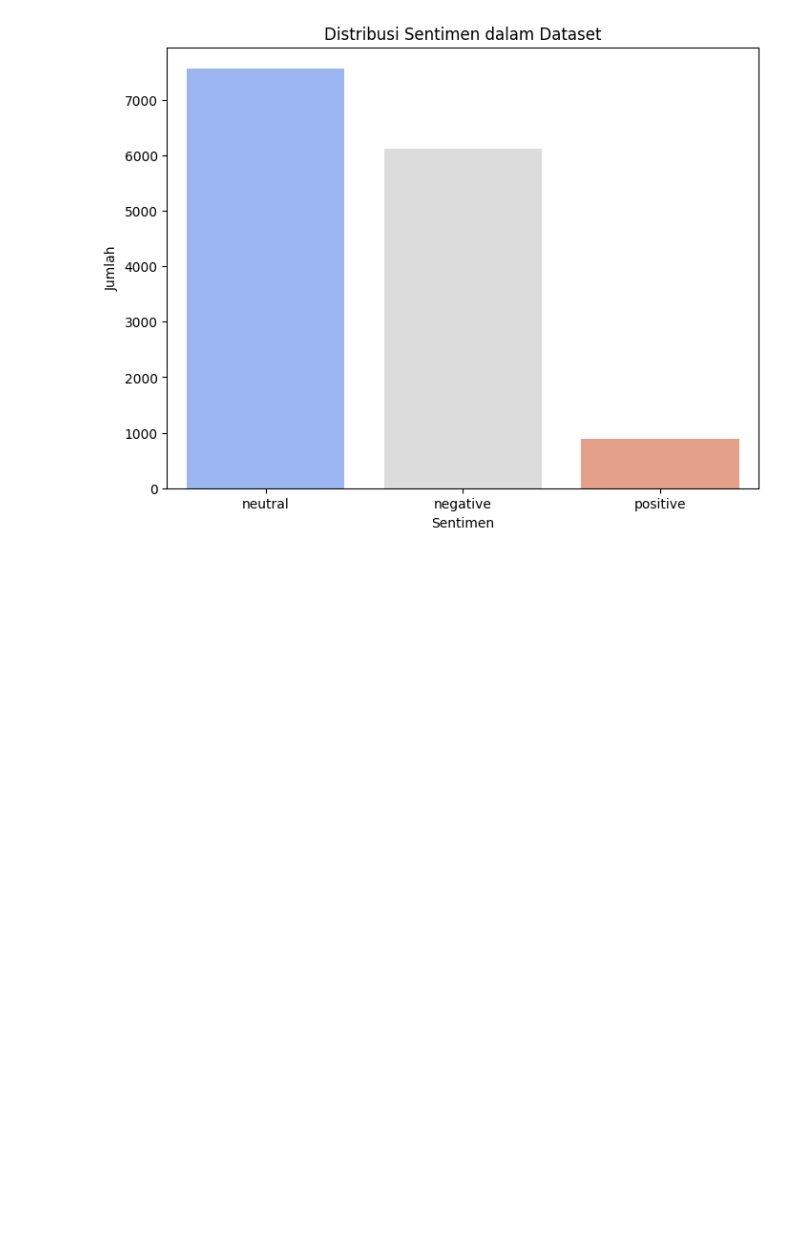
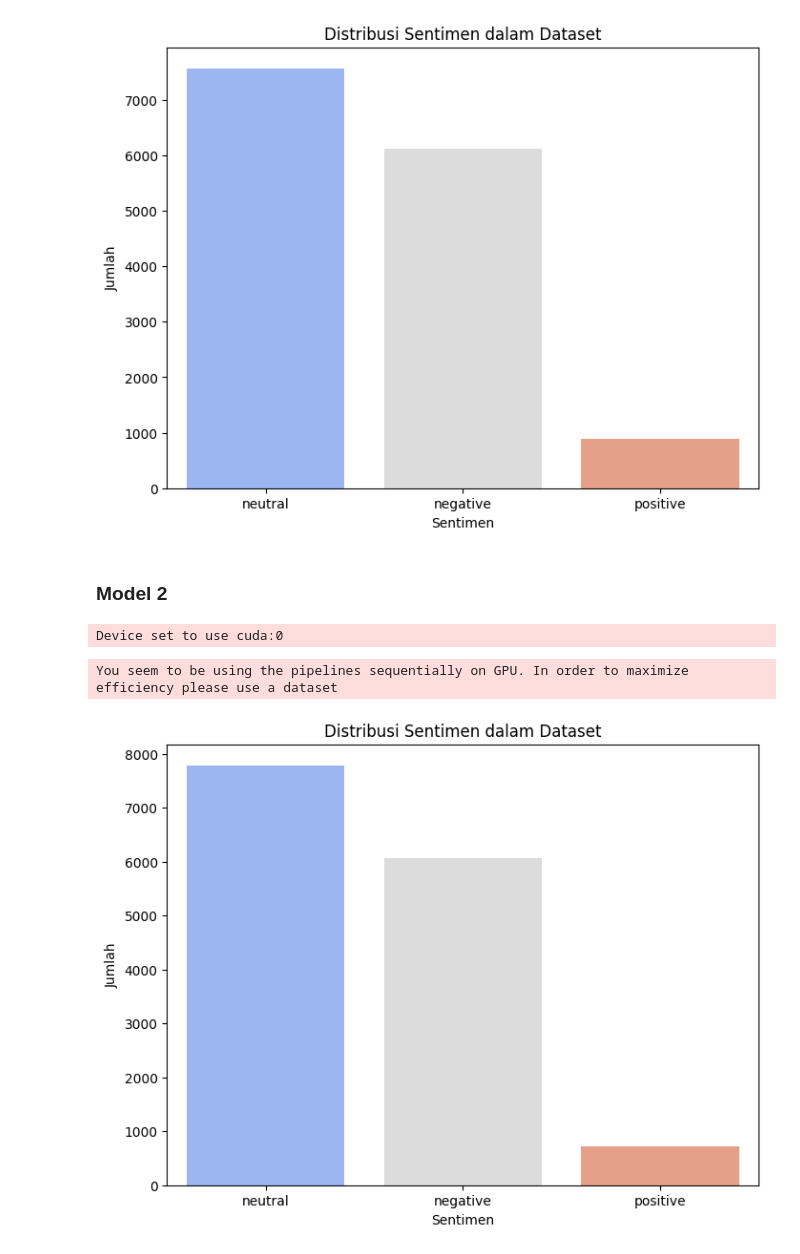
Before and after one commit to rioooranteai/nlp-project, a Jupyter notebook: Analisis Sentimen - Coretax/Notebooks/preprocessing.ipynb, the cells around one changed output. Cells and saved outputs as stored; diff of their text form; code cells hidden in the pictures; blank space fills up the shorter version.

Commit message:
feat: change prediction model

```diff
--- a/Analisis Sentimen - Coretax/Notebooks/preprocessing.ipynb
+++ b/Analisis Sentimen - Coretax/Notebooks/preprocessing.ipynb
@@ -228,3 +219,40 @@ plt.ylabel("Jumlah")
 plt.show()
 # %% [output]
 [figure]
+# %% [markdown]
+### Model 2
+# %%
+pretrained = "mdhugol/indonesia-bert-sentiment-classification"
+
+model = AutoModelForSequenceClassification.from_pretrained(pretrained)
+tokenizer = AutoTokenizer.from_pretrained(pretrained)
+
+sentiment_analysis = pipeline("sentiment-analysis", model=model, tokenizer=tokenizer)
+
+label_index = {'LABEL_0': 'positive', 'LABEL_1': 'neutral', 'LABEL_2': 'negative'}
+
+def analyze_sentiment_bert(text):
+
+    result = sentiment_analysis(text)
+    status = label_index[result[0]['label']]
+    score = result[0]['score']
+
+    return status
+# %% [output]
+Device set to use cuda:0
+# %%
+data['full_text'] = data['full_text'].astype(str)
+data['sentiment'] = data['full_text'].apply(analyze_sentiment_bert)
+# %% [output]
+You seem to be using the pipelines sequentially on GPU. In order to maximize efficiency please use a dataset
+# %%
+sentiment_counts = data['sentiment'].value_counts()
+
+plt.figure(figsize=(8, 6))
+sns.barplot(x=sentiment_counts.index, y=sentiment_counts.values, palette="coolwarm")
+plt.title("Distribusi Sentimen dalam Dataset")
+plt.xlabel("Sentimen")
+plt.ylabel("Jumlah")
+plt.show()
+# %% [output]
+[figure, added]
```
Also changed, not shown: parts of 4 cells of this notebook.
